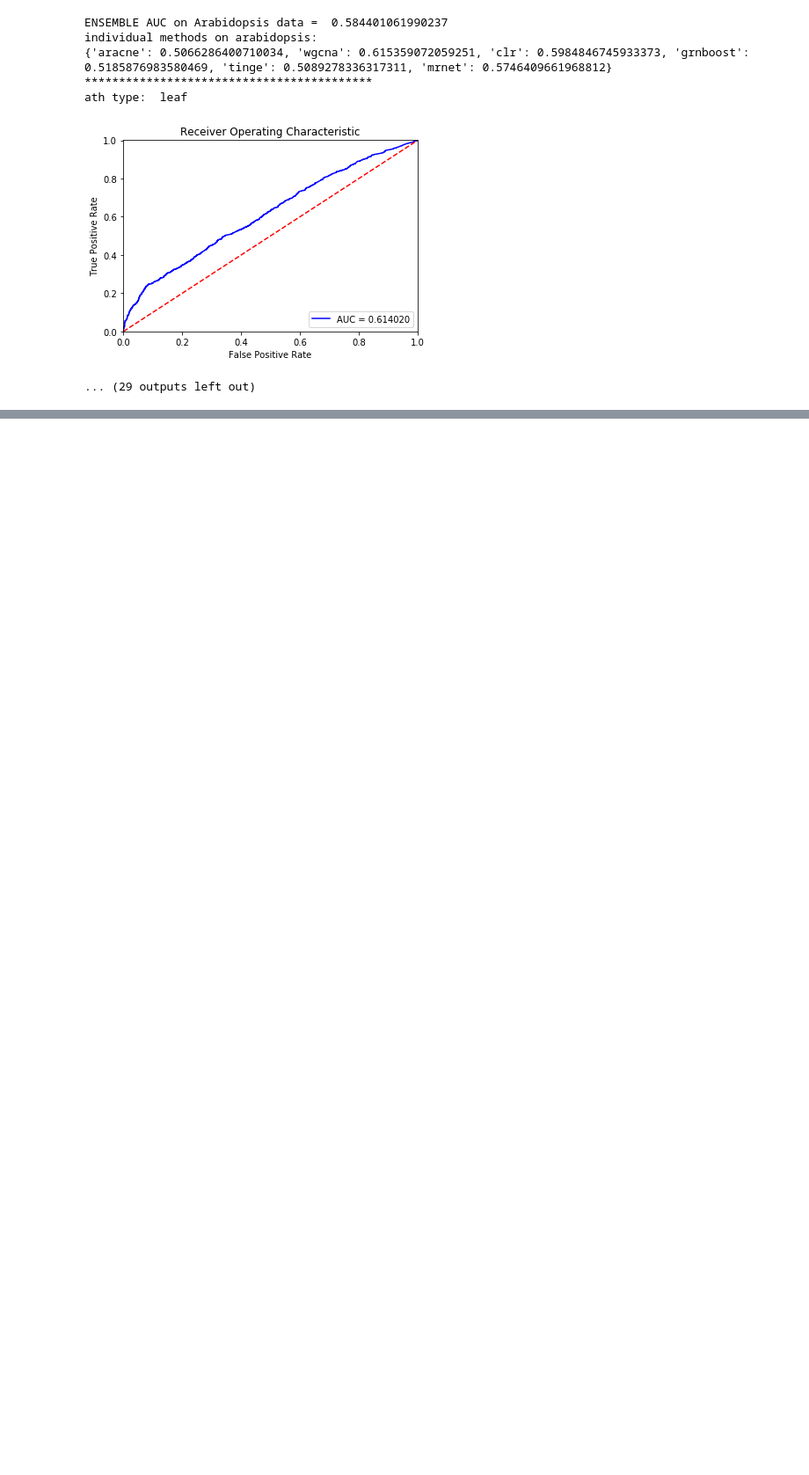
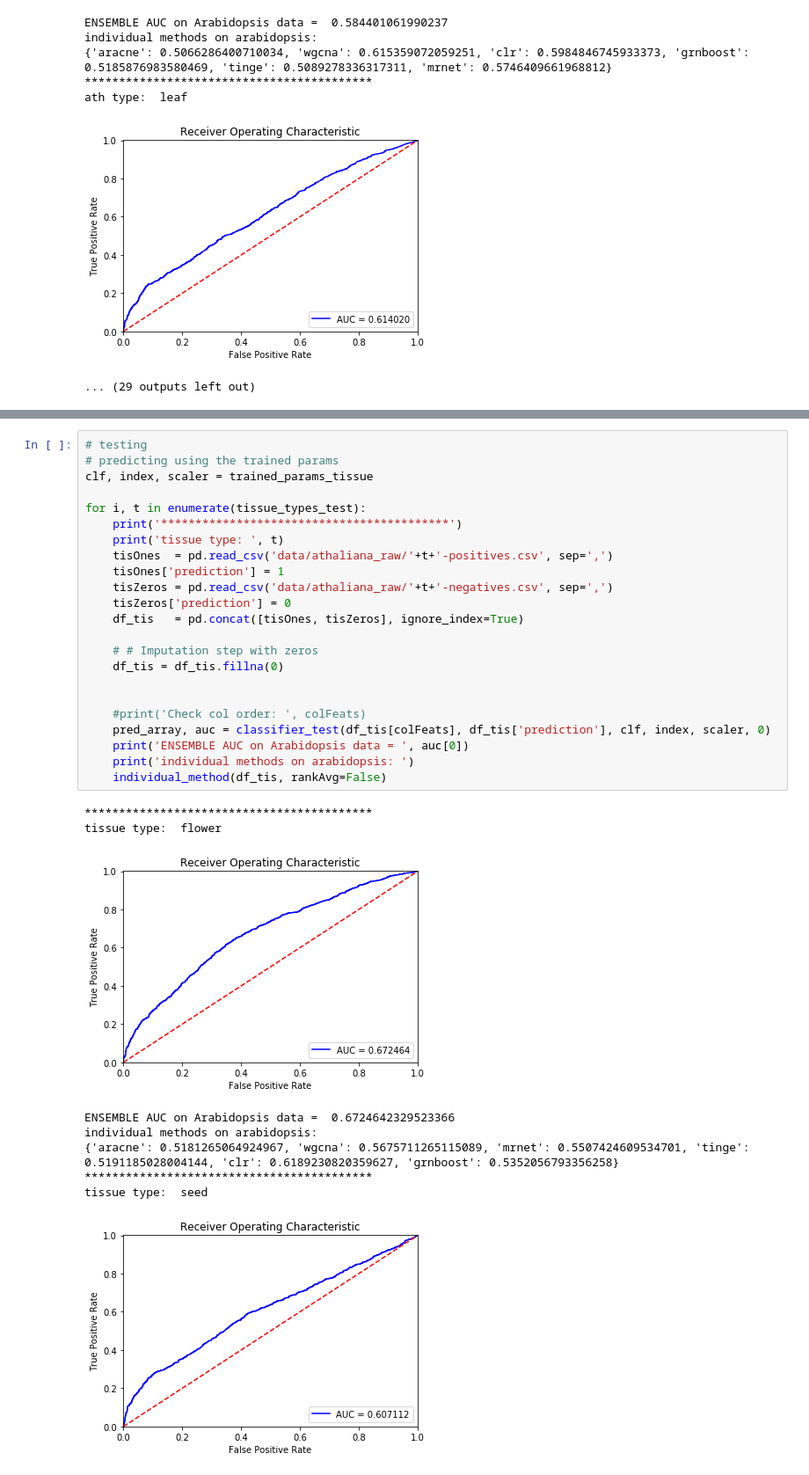
Before and after one commit to AluruLab/EnGRaiN, a Jupyter notebook: ensemble_arabidopsis_ML.ipynb, the cells around one changed output, grey strips where cells are left out. Shown at 88% size. Drawn from its saved outputs; the diff is of its cells as text; blank space fills up the shorter version.

```diff
--- a/ensemble_arabidopsis_ML.ipynb
+++ b/ensemble_arabidopsis_ML.ipynb
@@ -782,0 +874,33 @@ ath type:  leaf
+# %%
+# testing
+# predicting using the trained params
+clf, index, scaler = trained_params_tissue
+
+for i, t in enumerate(tissue_types_test):
+    print('******************************************')
+    print('tissue type: ', t)
+    tisOnes  = pd.read_csv('data/athaliana_raw/'+t+'-positives.csv', sep=',')
+    tisOnes['prediction'] = 1
+    tisZeros = pd.read_csv('data/athaliana_raw/'+t+'-negatives.csv', sep=',')
+    tisZeros['prediction'] = 0
+    df_tis   = pd.concat([tisOnes, tisZeros], ignore_index=True)
+
+    # # Imputation step with zeros
+    df_tis = df_tis.fillna(0)
+
+
+    #print('Check col order: ', colFeats)
+    pred_array, auc = classifier_test(df_tis[colFeats], df_tis['prediction'], clf, index, scaler, 0)
+    print('ENSEMBLE AUC on Arabidopsis data = ', auc[0])
+    print('individual methods on arabidopsis: ')
+    individual_method(df_tis, rankAvg=False)
+# %% [output]
+******************************************
+tissue type:  flower
+[figure, added]
+ENSEMBLE AUC on Arabidopsis data =  0.6724642329523366
+individual methods on arabidopsis:
+{'aracne': 0.5181265064924967, 'wgcna': 0.5675711265115089, 'mrnet': 0.5507424609534701, 'tinge': 0.5191185028004144, 'clr': 0.6189230820359627, 'grnboost': 0.5352056793356258}
+******************************************
+tissue type:  seed
+[figure, added]
```
Also changed, not shown: parts of 7 cells of this notebook.
